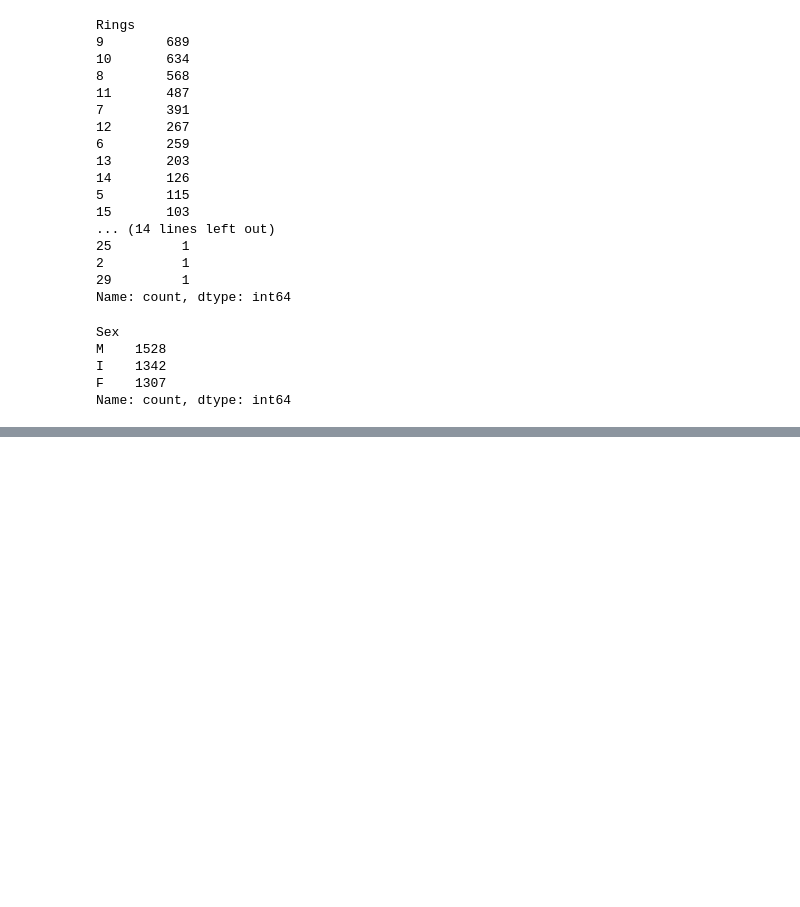
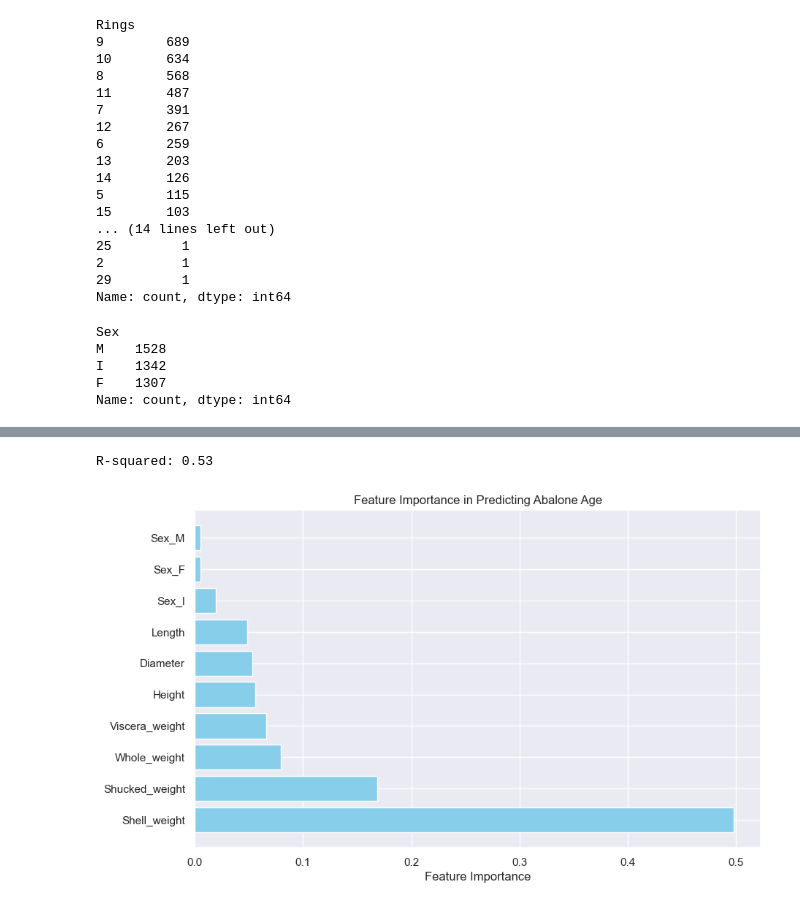
Before and after one commit to Ahshaam/Project2, a Jupyter notebook: Untitled.ipynb, the cells around one changed output, grey strips where cells are left out. Cells and saved outputs as stored; diff of their text form; code cells hidden in the pictures; blank space fills up the shorter version.

```diff
--- a/Untitled.ipynb
+++ b/Untitled.ipynb
@@ -193,3 +213,43 @@ plt.show()
+# %%
+from sklearn.metrics import r2_score
+# Split the data into training and testing sets (80% training, 20% testing)
+X_train, X_test, y_train, y_test = train_test_split(encoded_X, y, random_state=42)
+
+# Initialize the Random Forest Regressor
+rf_regressor = RandomForestRegressor(n_estimators=100, random_state=42)
+
+# Train the model on the training data
+rf_regressor.fit(X_train, y_train)
+
+# Make predictions on the test data
+y_pred = rf_regressor.predict(X_test)
+
+# Evaluate the model using R-squared
+r2 = r2_score(y_test, y_pred)
+print(f"R-squared: {r2:.2f}")
+# %% [output]
+R-squared: 0.53
+# %%
+import matplotlib.pyplot as plt
+import numpy as np
+
+# Get feature importances from the model
+feature_importances = rf_regressor.feature_importances_
+
+# Get the names of the features
+feature_names = encoded_X.columns
+
+# Sort the feature importances in descending order
+sorted_idx = np.argsort(feature_importances)[::-1]
+
+# Create a horizontal bar plot of the feature importances
+plt.figure(figsize=(10, 6))
+plt.barh(feature_names[sorted_idx], feature_importances[sorted_idx], color='skyblue')
+plt.xlabel('Feature Importance')
+plt.title('Feature Importance in Predicting Abalone Age')
+plt.show()
+# %% [output]
+[figure, added]
 # %%
 plt.figure(figsize=(10,6))
 
```
Also changed, not shown: parts of 8 cells of this notebook.
